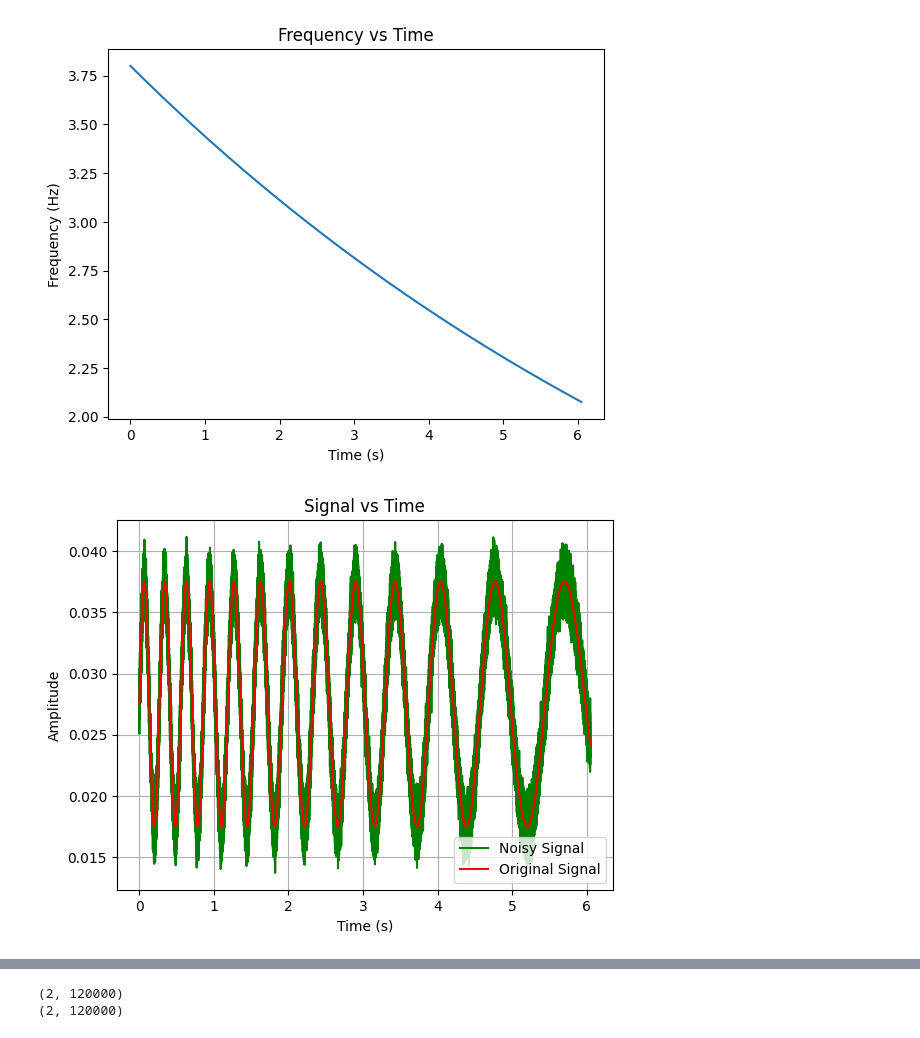
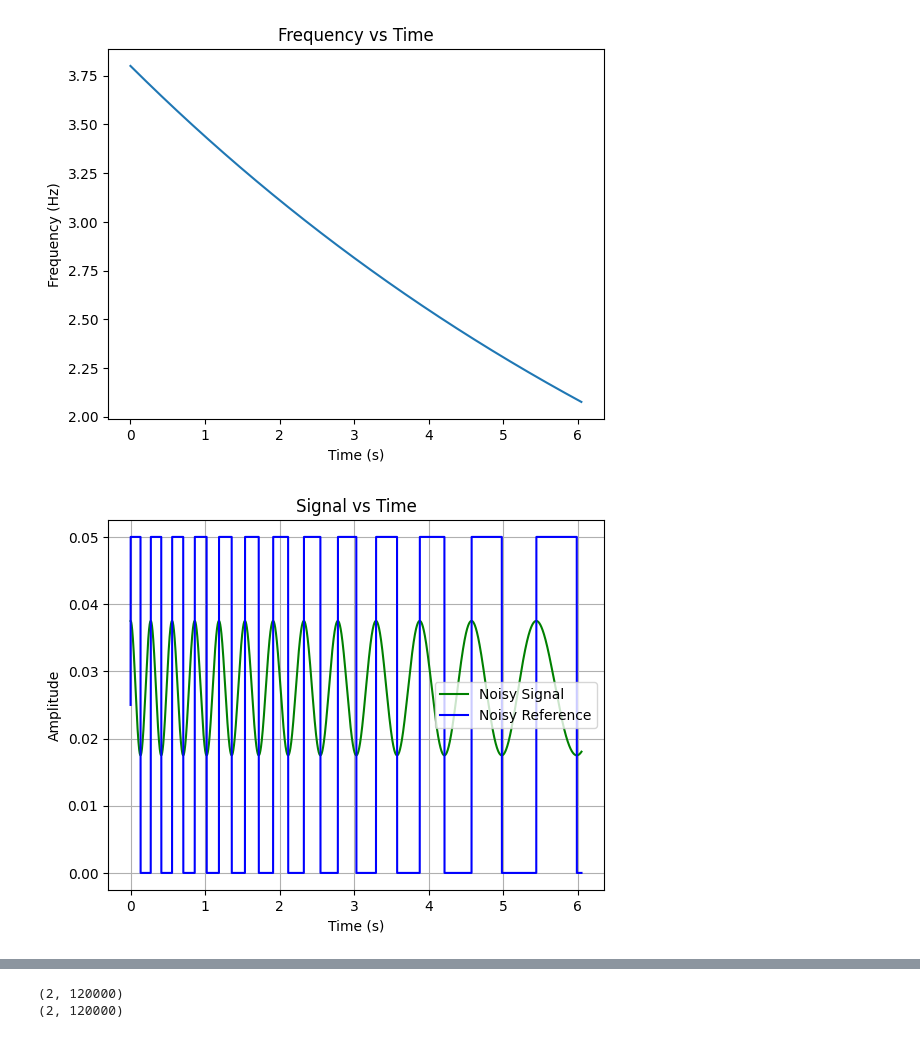
Before and after one commit to AdhilshaA/Lockin_expeyes, a Jupyter notebook: codes/sq_to_sin_virtualdecay copy.ipynb, the cells around one changed output, grey strips where cells are left out. Drawn from its saved outputs; the diff is of its cells as text; code cells hidden in the pictures.

```diff
--- a/codes/sq_to_sin_virtualdecay copy.ipynb
+++ b/codes/sq_to_sin_virtualdecay copy.ipynb
@@ -10,11 +10,14 @@ f_i = 3.8 # initial frequency
 decay_rate = 0.1 # decay rate of frequency
 freq_sampling =  114795 / 5.78562
 
-N_samples = 120000 # number of samples
-Total_time = N_samples / freq_sampling # total time
+N_sample = 120000 # number of samples
+Total_time = N_sample / freq_sampling # total time
 
-t = np.linspace(0, Total_time, N_samples, endpoint=False) # time array
+t = np.linspace(0, Total_time, N_sample, endpoint=False) # time array
 f = f_i * np.exp(-decay_rate * t) # frequency array
+
+phase = np.pi / 2
+noise_add = False
 
 # plot the frequency vs time
 plt.plot(t, f)
@@ -24,21 +27,34 @@ plt.ylabel('Frequency (Hz)')
 plt.show()
 # %% [output]
 [figure]
+# %%
+# creating a sin wave with the frequency array
+y = 0.01*np.sin(2 * np.pi * f * t + phase) + 0.0275
+
+# adding some noise to the signal
+if noise_add:
+    y = y + 0.001 * np.random.normal(size=t.size)
+
+# creeating a squarae wave with the frequency array and a phase shift of 90 degrees
+y_square = 0.05*np.sin(2 * np.pi * f * t)
+
+# converting the signal to a square wave
+y_square = 0.025 * np.sign(y_square) + 0.025
+
+# adding some noise to the signal
+if noise_add:
+    y_square = y_square + 0.0005 * np.random.normal(size=t.size)
 # %%
-# creating a sin wave with the frequency array
-y = 0.01*np.sin(2 * np.pi * f * t) + 0.0275
-
-# adding some noise to the signal
-y_noise = y + 0.001 * np.random.normal(size=t.size)
-
-# plot the signal
-plt.plot(t, y_noise, 'g',label='Noisy Signal')
-plt.plot(t, y, 'r',label='Original Signal')
+# plotting the current signal and the reference signal
+plt.plot(t, y, 'g',label='Noisy Signal')
+# plt.plot(t, y, 'r',label='Original Signal')
+plt.plot(t, y_square, 'b',label='Noisy Reference')
+# plt.plot(t, y_square, 'y',label='Original Reference')
 plt.title('Signal vs Time')
 plt.xlabel('Time (s)')
 plt.ylabel('Amplitude')
 plt.legend()
 plt.grid()
 plt.show()
 # %% [output]
-[figure, old version]
+[figure, new version]
```
Also changed, not shown: parts of 10 cells of this notebook, 13 other files.
